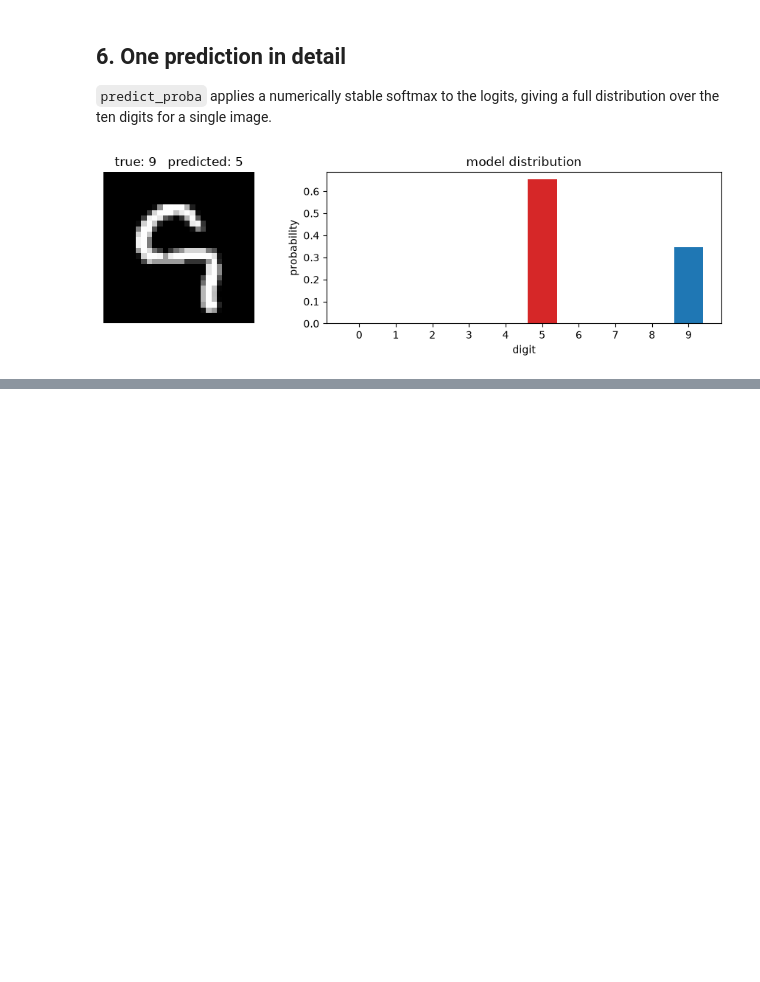
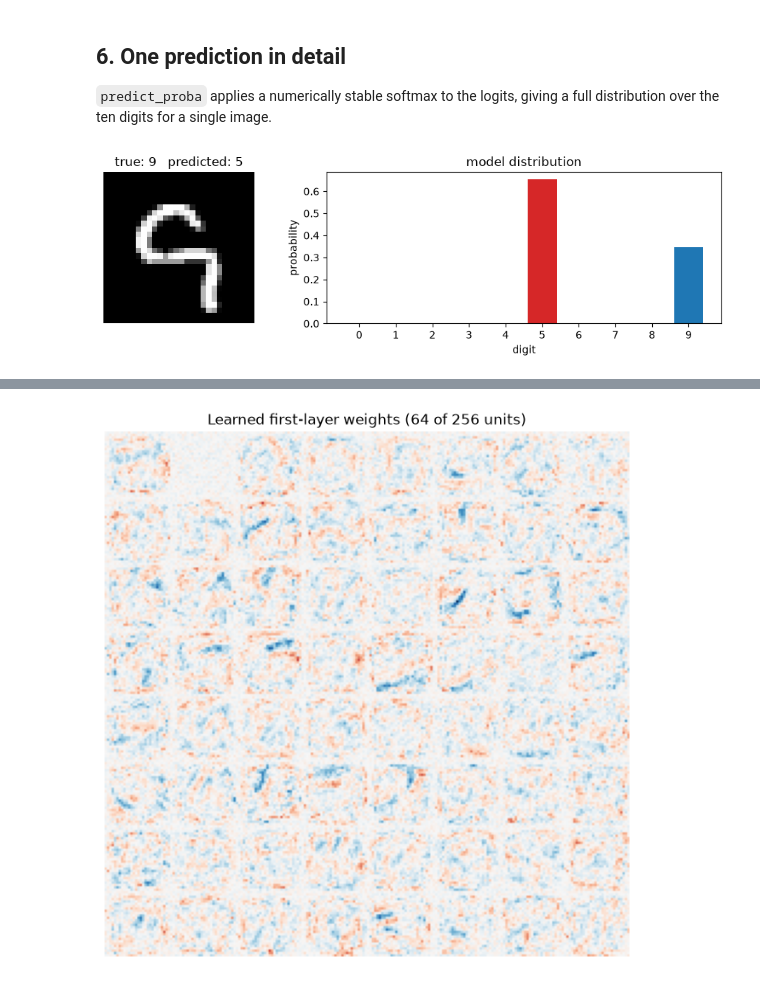
Before and after one commit to Mainak-2006/MNIST-Neural-Network, a Jupyter notebook: notebooks/mnist_from_scratch.ipynb, the cells around one changed output, grey strips where cells are left out. Saved outputs shown, nothing was run; the diff lists cells and outputs as text; code cells hidden in the pictures; blank space fills up the shorter version.

```diff
--- a/notebooks/mnist_from_scratch.ipynb
+++ b/notebooks/mnist_from_scratch.ipynb
@@ -344,0 +469,20 @@ Ideas to extend the model (see the README for more):
+# %%
+W = model.weight_layers[0].W            # (784, 256) from section 4
+side = 28
+filters = [W[:, j].reshape(side, side) for j in range(W.shape[1])]
+
+show = filters[:64]
+vmax = max(float(np.abs(f).max()) for f in show)
+cols = 8
+grid = np.zeros((cols * side, cols * side), dtype=np.float32)
+for k, f in enumerate(show):
+    r, c = divmod(k, cols)
+    grid[r * side:(r + 1) * side, c * side:(c + 1) * side] = f
+
+plt.figure(figsize=(8, 8))
+plt.imshow(grid, cmap="RdBu_r", vmin=-vmax, vmax=vmax)
+plt.title("Learned first-layer weights (64 of 256 units)")
+plt.axis("off")
+plt.show()
+# %% [output]
+[figure, added]
```
Also changed, not shown: parts of 17 cells of this notebook, 9 other files.
